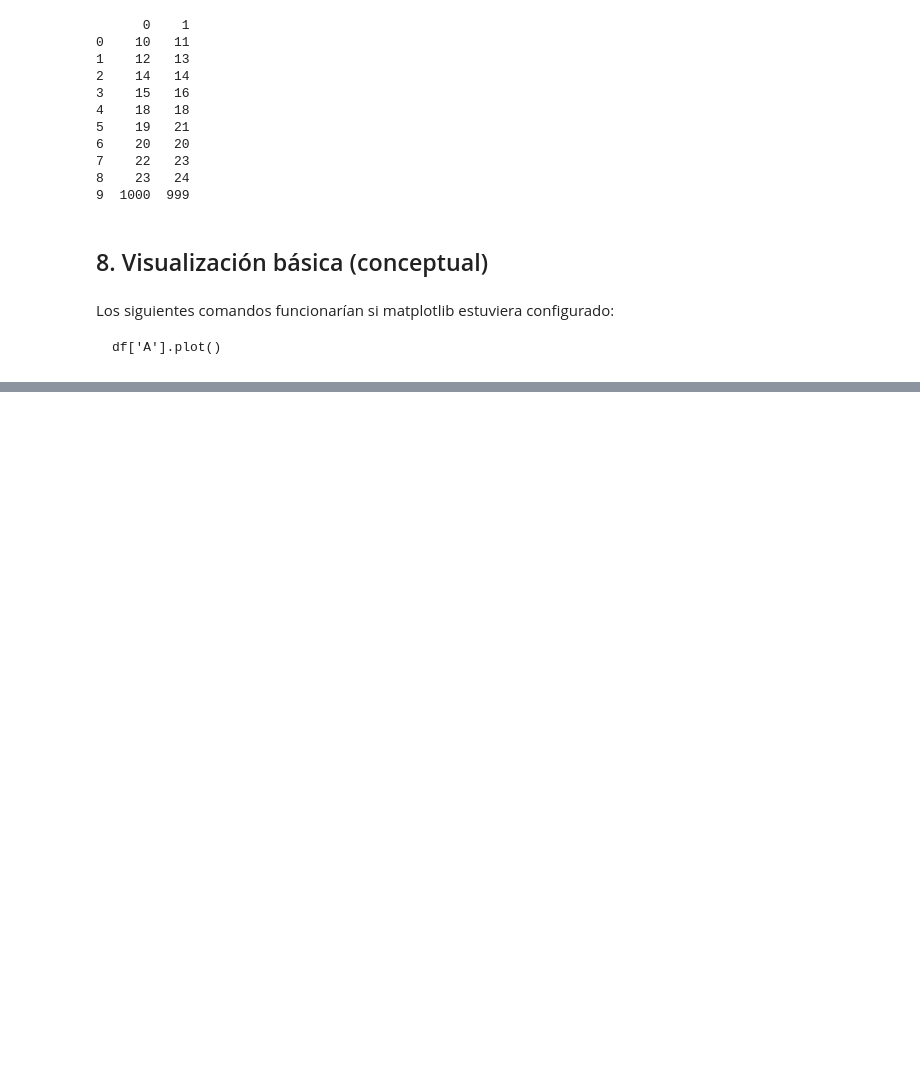
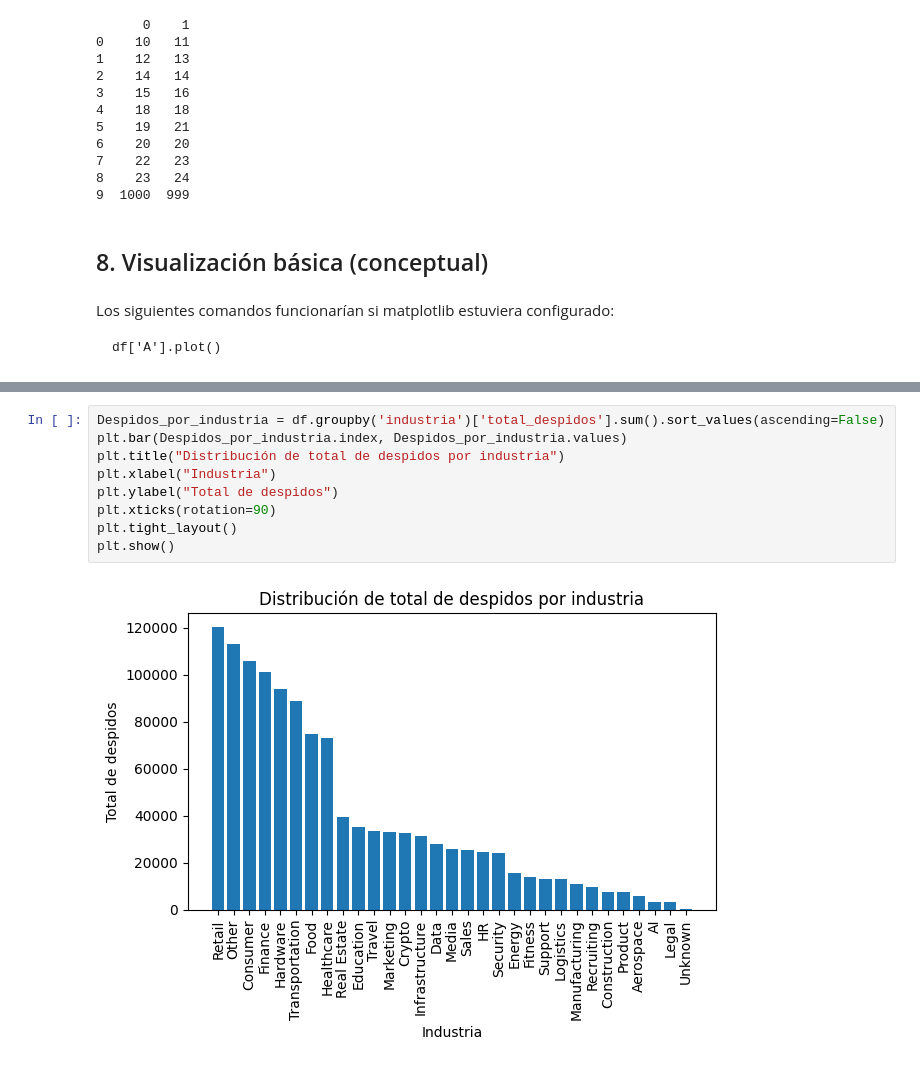
Before and after one commit to Twoeme/Prueba2, a Jupyter notebook: Pandas_Class/clase_pandas_notebook.ipynb, the cells around one changed output, grey strips where cells are left out. Drawn from its saved outputs; the diff is of its cells as text; blank space fills up the shorter version.

```diff
--- a/Pandas_Class/clase_pandas_notebook.ipynb
+++ b/Pandas_Class/clase_pandas_notebook.ipynb
@@ -819,0 +854,11 @@ memory usage: 4.0 KB
+# %%
+Despidos_por_industria = df.groupby('industria')['total_despidos'].sum().sort_values(ascending=False)
+plt.bar(Despidos_por_industria.index, Despidos_por_industria.values)
+plt.title("Distribución de total de despidos por industria")
+plt.xlabel("Industria")
+plt.ylabel("Total de despidos")
+plt.xticks(rotation=90)
+plt.tight_layout()
+plt.show()
+# %% [output]
+[figure, added]
```
Also changed, not shown: parts of 19 cells of this notebook, 4 other files.
